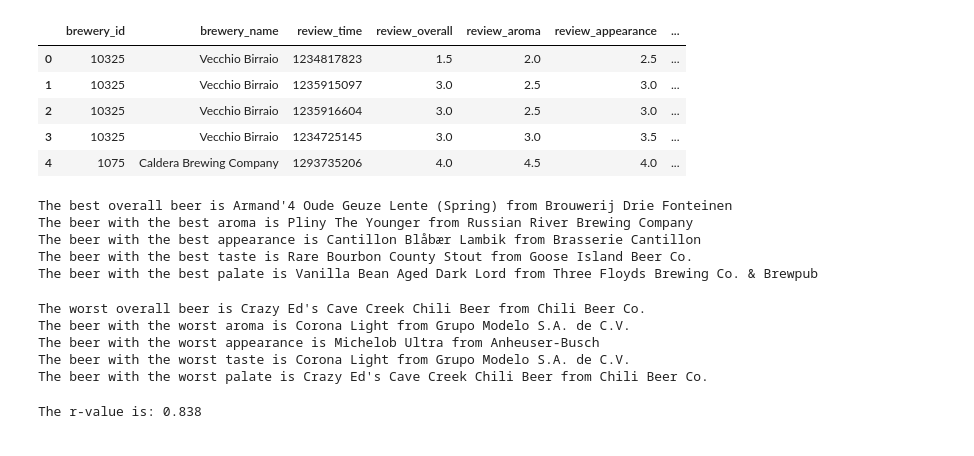
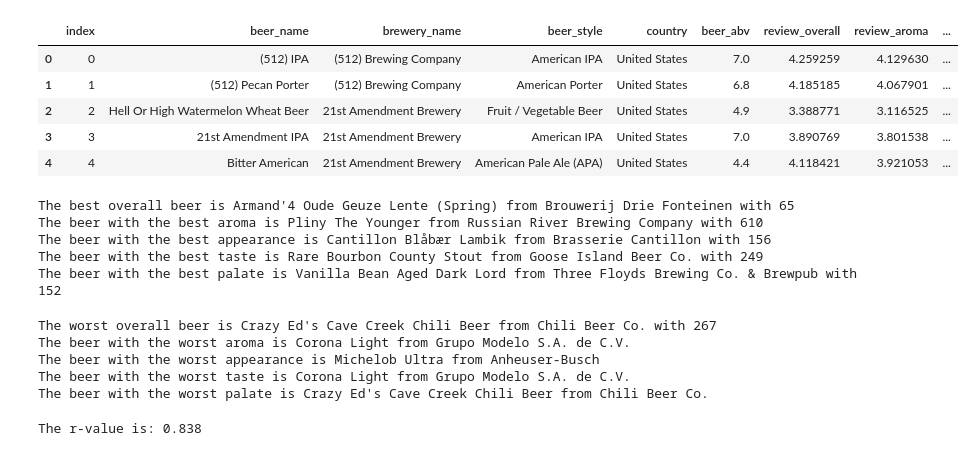
Before and after one commit to JordanSchafer/Beer-Review-Analysis, a Jupyter notebook: ScatterPlots/Graphs.ipynb, the cells around one changed output. Drawn from its saved outputs; the diff is of its cells as text; code cells hidden in the pictures.

```diff
--- a/ScatterPlots/Graphs.ipynb
+++ b/ScatterPlots/Graphs.ipynb
@@ -10,39 +10,37 @@ from scipy.stats import linregress
 # %%
 beer_df=pd.read_csv("../Resources/clean_beer_data_try2.csv")
 beer_df.head()
-beer_reviews_df=pd.read_csv("../../beer_reviews.csv")
-beer_reviews_df.head()
 # %% [output]
-|  | brewery_id | brewery_name | review_time | review_overall | review_aroma | review_appearance | ... |
-| 0 | 10325 | Vecchio Birraio | 1234817823 | 1.5 | 2.0 | 2.5 | ... |
-| 1 | 10325 | Vecchio Birraio | 1235915097 | 3.0 | 2.5 | 3.0 | ... |
-| 2 | 10325 | Vecchio Birraio | 1235916604 | 3.0 | 2.5 | 3.0 | ... |
-| 3 | 10325 | Vecchio Birraio | 1234725145 | 3.0 | 3.0 | 3.5 | ... |
-| 4 | 1075 | Caldera Brewing Company | 1293735206 | 4.0 | 4.5 | 4.0 | ... |
+|  | index | beer_name | brewery_name | beer_style | country | beer_abv | review_overall | review_aroma | ... |
+| 0 | 0 | (512) IPA | (512) Brewing Company | American IPA | United States | 7.0 | 4.259259 | 4.129630 | ... |
+| 1 | 1 | (512) Pecan Porter | (512) Brewing Company | American Porter | United States | 6.8 | 4.185185 | 4.067901 | ... |
+| 2 | 2 | Hell Or High Watermelon Wheat Beer | 21st Amendment Brewery | Fruit / Vegetable Beer | United States | 4.9 | 3.388771 | 3.116525 | ... |
+| 3 | 3 | 21st Amendment IPA | 21st Amendment Brewery | American IPA | United States | 7.0 | 3.890769 | 3.801538 | ... |
+| 4 | 4 | Bitter American | 21st Amendment Brewery | American Pale Ale (APA) | United States | 4.4 | 4.118421 | 3.921053 | ... |
 # %%
 best_beer=beer_df.loc[beer_df["review_overall"].idxmax()]
-print(f'The best overall beer is {best_beer["beer_name"]} from {best_beer["brewery_name"]}')
+print(f'The best overall beer is {best_beer["beer_name"]} from {best_beer["brewery_name"]} with {best_beer["beer_review_count"]}')
 
 best_aroma=beer_df.loc[beer_df["review_aroma"].idxmax()]
-print(f'The beer with the best aroma is {best_aroma["beer_name"]} from {best_aroma["brewery_name"]}')
+print(f'The beer with the best aroma is {best_aroma["beer_name"]} from {best_aroma["brewery_name"]} with {best_aroma["beer_review_count"]}')
 
 best_appearance=beer_df.loc[beer_df["review_appearance"].idxmax()]
-print(f'The beer with the best appearance is {best_appearance["beer_name"]} from {best_appearance["brewery_name"]}')
+print(f'The beer with the best appearance is {best_appearance["beer_name"]} from {best_appearance["brewery_name"]} with {best_appearance["beer_review_count"]}')
 
 best_taste=beer_df.loc[beer_df["review_taste"].idxmax()]
-print(f'The beer with the best taste is {best_taste["beer_name"]} from {best_taste["brewery_name"]}')
+print(f'The beer with the best taste is {best_taste["beer_name"]} from {best_taste["brewery_name"]} with {best_taste["beer_review_count"]}')
 
 best_palate=beer_df.loc[beer_df["review_palate"].idxmax()]
-print(f'The beer with the best palate is {best_palate["beer_name"]} from {best_palate["brewery_name"]}')
+print(f'The beer with the best palate is {best_palate["beer_name"]} from {best_palate["brewery_name"]} with {best_palate["beer_review_count"]}')
 # %% [output]
-The best overall beer is Armand'4 Oude Geuze Lente (Spring) from Brouwerij Drie Fonteinen
-The beer with the best aroma is Pliny The Younger from Russian River Brewing Company
-The beer with the best appearance is Cantillon Blåbær Lambik from Brasserie Cantillon
-The beer with the best taste is Rare Bourbon County Stout from Goose Island Beer Co.
-The beer with the best palate is Vanilla Bean Aged Dark Lord from Three Floyds Brewing Co. & Brewpub
+The best overall beer is Armand'4 Oude Geuze Lente (Spring) from Brouwerij Drie Fonteinen with 65
+The beer with the best aroma is Pliny The Younger from Russian River Brewing Company with 610
+The beer with the best appearance is Cantillon Blåbær Lambik from Brasserie Cantillon with 156
+The beer with the best taste is Rare Bourbon County Stout from Goose Island Beer Co. with 249
+The beer with the best palate is Vanilla Bean Aged Dark Lord from Three Floyds Brewing Co. & Brewpub with 152
 # %%
 worst_beer=beer_df.loc[beer_df["review_overall"].idxmin()]
-print(f'The worst overall beer is {worst_beer["beer_name"]} from {worst_beer["brewery_name"]}')
+print(f'The worst overall beer is {worst_beer["beer_name"]} from {worst_beer["brewery_name"]} with {worst_beer["beer_review_count"]}')
 
 worst_aroma=beer_df.loc[beer_df["review_aroma"].idxmin()]
 print(f'The beer with the worst aroma is {worst_aroma["beer_name"]} from {worst_aroma["brewery_name"]}')
@@ -56,7 +54,7 @@ print(f'The beer with the worst taste is {worst_taste["beer_name"]} from {worst_
 worst_palate=beer_df.loc[beer_df["review_palate"].idxmin()]
 print(f'The beer with the worst palate is {worst_palate["beer_name"]} from {worst_palate["brewery_name"]}')
 # %% [output]
-The worst overall beer is Crazy Ed's Cave Creek Chili Beer from Chili Beer Co.
+The worst overall beer is Crazy Ed's Cave Creek Chili Beer from Chili Beer Co. with 267
 The beer with the worst aroma is Corona Light from Grupo Modelo S.A. de C.V.
 The beer with the worst appearance is Michelob Ultra from Anheuser-Busch
 The beer with the worst taste is Corona Light from Grupo Modelo S.A. de C.V.
```
Also changed, not shown: 3 other files.
